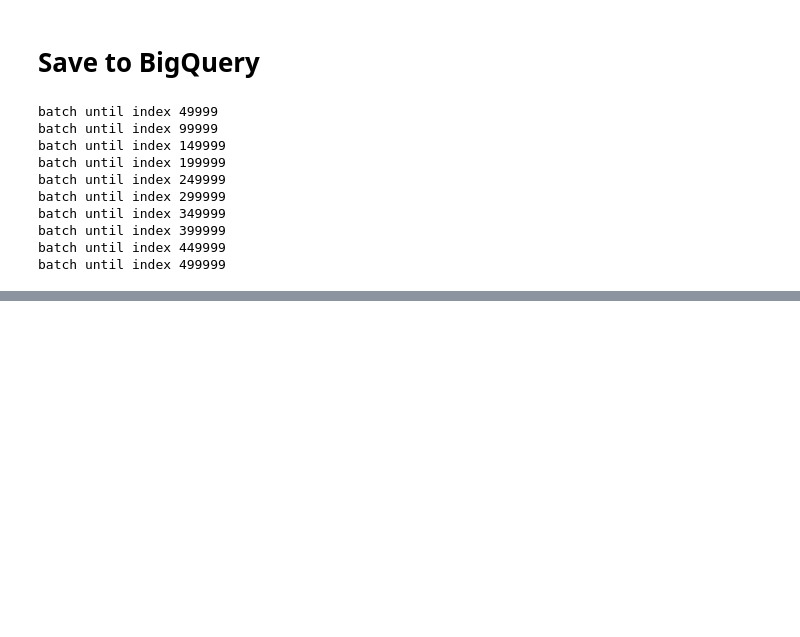
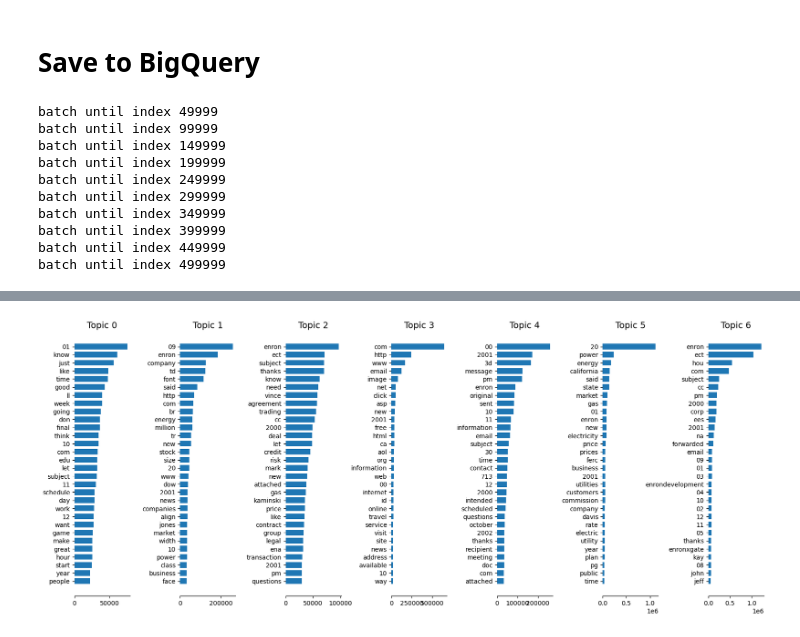
Before and after one commit to hugoalbertoramirez3/bootcamp_mlops, a Jupyter notebook: ETL.ipynb, the cells around one changed output, grey strips where cells are left out. Drawn from its saved outputs; the diff is of its cells as text; code cells hidden in the pictures; blank space fills up the shorter version.

```diff
--- a/ETL.ipynb
+++ b/ETL.ipynb
@@ -197,0 +225,7 @@ batch until index 499999
+# %%
+# create Latent Dirichlet Allocation model from matrix of token counts:
+
+from sklearn.decomposition import LatentDirichletAllocation
+
+LDA = LatentDirichletAllocation(n_components=7, random_state=42)#, learning_method='online')
+LDA.fit(dtm)
@@ -197,0 +242,7 @@ batch until index 499999
+# %%
+# Top words for each component:
+
+for index, topic in enumerate(LDA.components_):
+    print(f'THE TOP 20 WORDS FOR TOPIC #{index}')
+    print([cv.get_feature_names_out()[i] for i in topic.argsort()[-20:]])
+    print()
@@ -197,0 +270,26 @@ batch until index 499999
+# %%
+import matplotlib.pyplot as plt
+
+n_top_words = 30
+
+def plot_top_words(model, feature_names, title):
+    fig, axes = plt.subplots(1, 7, figsize=(20, 7))
+    axes = axes.flatten()
+    for topic_idx, topic in enumerate(model.components_):
+        top_features_ind = topic.argsort()[-n_top_words:]
+        top_features = [feature_names[i] for i in top_features_ind]
+        weights = topic[top_features_ind]
+
+        ax = axes[topic_idx]
+        ax.barh(top_features, weights, height=0.7)
+        ax.set_title(f"Topic {topic_idx}", fontdict={"fontsize": 14})
+        ax.tick_params(axis="both", which="major", labelsize=10)
+        for i in "top right left".split():
+            ax.spines[i].set_visible(False)
+
+    plt.subplots_adjust(top=0.90, bottom=0.05, wspace=0.90, hspace=0.3)
+    plt.show()
+
+plot_top_words(LDA, cv.get_feature_names_out(), f'Top {n_top_words} count')
+# %% [output]
+[figure, added]
```
Also changed, not shown: parts of 9 cells of this notebook.
